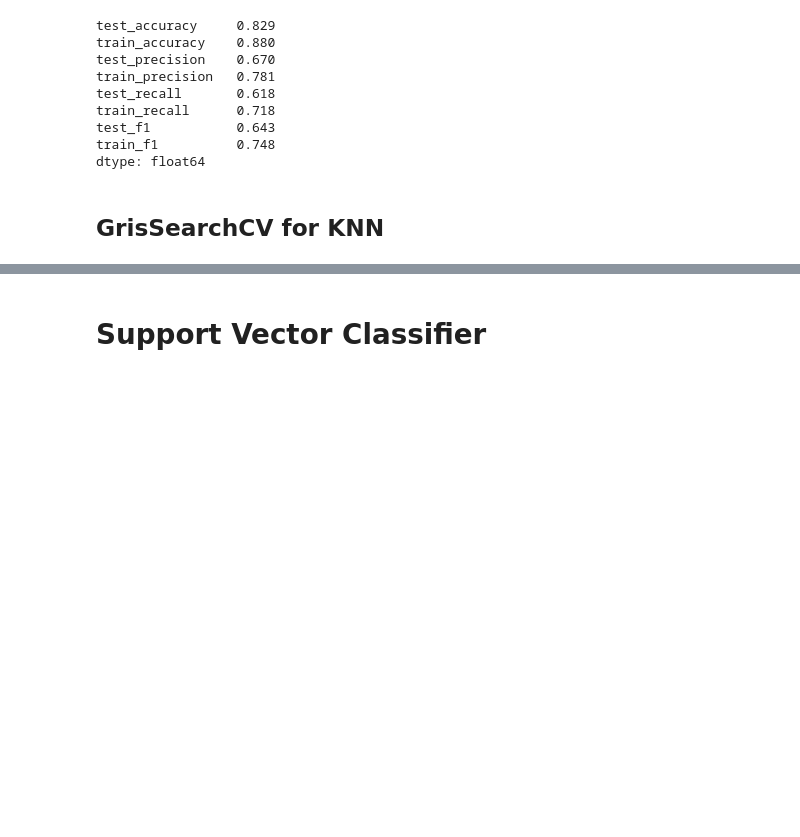
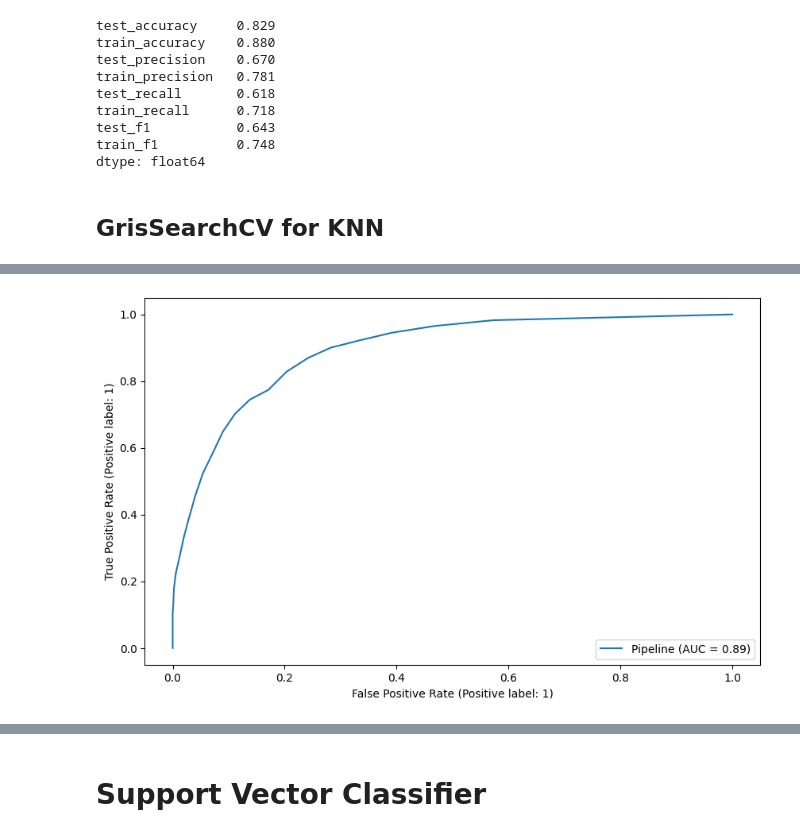
Before and after one commit to ayaramis/DataScience, a Jupyter notebook: SVM/Adnan_Capstone_Project_4_Student_(Adult_Income_Prediction).ipynb, the cells around one changed output, grey strips where cells are left out. Drawn from its saved outputs; the diff is of its cells as text; code cells hidden in the pictures; blank space fills up the shorter version.

```diff
--- a/SVM/Adnan_Capstone_Project_4_Student_(Adult_Income_Prediction).ipynb
+++ b/SVM/Adnan_Capstone_Project_4_Student_(Adult_Income_Prediction).ipynb
@@ -529,5 +575,7 @@ ConfusionMatrixDisplay.from_estimator(knn_pipe_grid, X_test, y_test);
 # %%
 from sklearn.metrics import RocCurveDisplay
-RocCurveDisplay.from_estimator(knn_pipe_grid, X_test, y_test);
+RocCurveDisplay.from_estimator(pipe_knn, X_test, y_test);
+# %% [output]
+[figure, added]
 # %%
 from sklearn.metrics import PrecisionRecallDisplay
```
Also changed, not shown: parts of 32 cells of this notebook, 1 other file.
